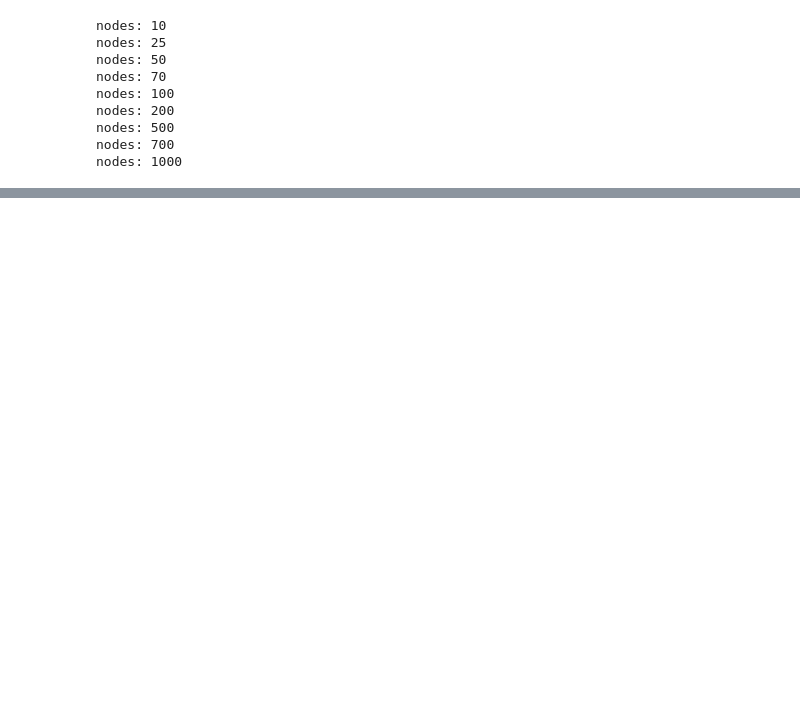
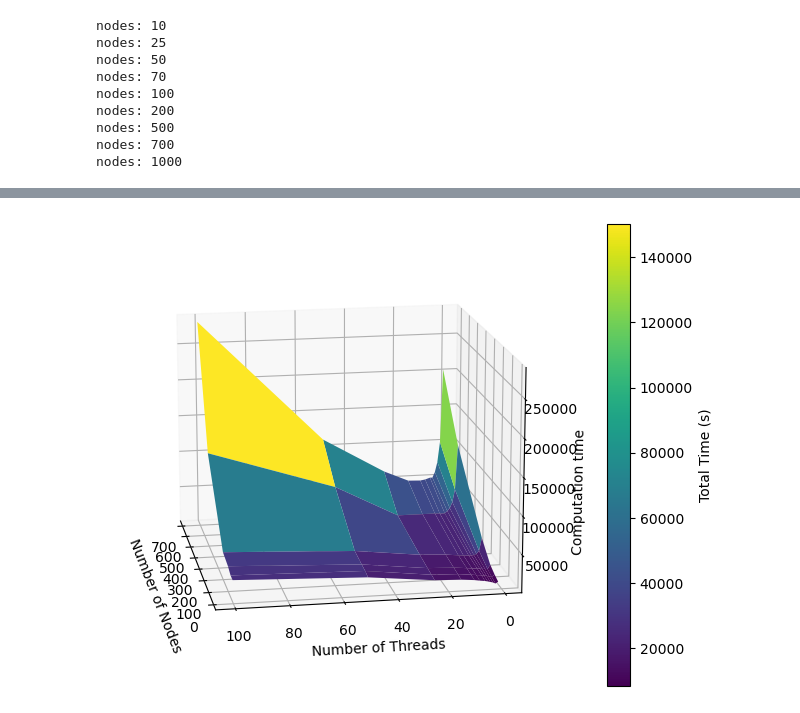
Before and after one commit to DmShums/ga_lib, a Jupyter notebook: python/tests.ipynb, the cells around one changed output, grey strips where cells are left out. Drawn from its saved outputs; the diff is of its cells as text; code cells hidden in the pictures; blank space fills up the shorter version.

```diff
--- a/python/tests.ipynb
+++ b/python/tests.ipynb
@@ -26,9 +30,5 @@ def random_matrix(number, path, max_len = 100):
 # %%
-def run_command(command):
-    output = subprocess.run(command.split(" "), stdout=subprocess.PIPE, stderr=subprocess.PIPE, check=True)
-    return output.stdout.decode('utf-8')
-
-ga_exec = "../cmake-build-release-gccg/sizeThreadTest.exe"
+ga_exec = "../cmake-build-release/sizeThreadTest"
 # abs_exec = "../"
 gen_nums = [1, 10, 20, 50, 100, 200, 500, 700, 1000]
 node_nums = [10, 25, 50, 70, 100, 200, 500, 700, 1000]
@@ -51,7 +51,7 @@ for node in node_nums:
         for gen in gen_nums:
             command = ga_exec + " " + path + " " + str(gen) + " " + str(8)
             res = run_command(command)
-            time, dist = res.split("\r\n")[:2]
+            time, dist = res.split("\n")[:2]
             # print(str(gen) + ":\t" + str(dist))
             gen_data[node][gen]["dist"] += float(dist)
             gen_data[node][gen]["time"] += float(time)
@@ -155,0 +165,34 @@ figure.show()
+# %%
+thread_nums = [1, 2, 3, 4, 5, 6, 8, 10, 15, 25, 50, 100]
+node_nums = [10, 50, 100, 200, 500, 700]
+
+# Create meshgrid for X and Y
+X, Y = np.meshgrid(node_nums, thread_nums)
+
+# Calculate Z values (total time)
+Z = np.zeros_like(X, dtype=float)
+for i, threads in enumerate(thread_nums):
+    for j, node in enumerate(node_nums):
+        # Z[i, j] = gen_data[node][threads]["dist"]
+        Z[i, j] = gen_data[node][threads]["time"]
+
+# Plotting the 3D graph
+fig = plt.figure(figsize=(10, 6))
+ax = fig.add_subplot(111, projection='3d')
+
+# Plot surface
+surf = ax.plot_surface(X, Y, Z, cmap='viridis')
+fig.colorbar(surf, label='Total Time (s)')
+
+# Set labels and title
+ax.set_xlabel('Number of Nodes')
+ax.set_ylabel('Number of Threads')
+ax.set_zlabel('Computation time')
+
+# ax.view_init(azim=135)
+ax.view_init(azim=170, elev=15)
+# ax.set_title('Total Time for Indexing and Merging with Varying Threads')
+
+plt.show()
+# %% [output]
+[figure, added]
```
Also changed, not shown: parts of 6 cells of this notebook, 4 other files.
